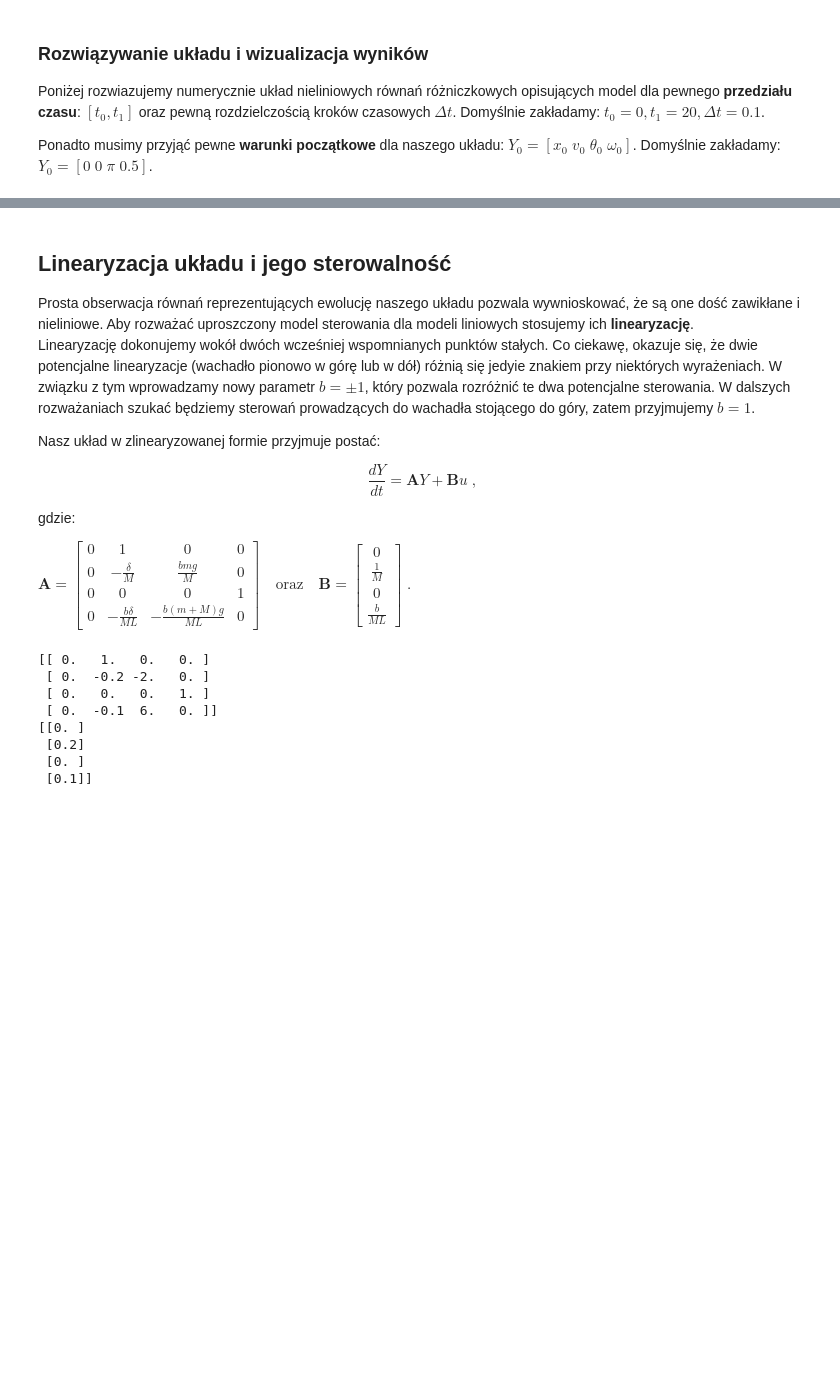
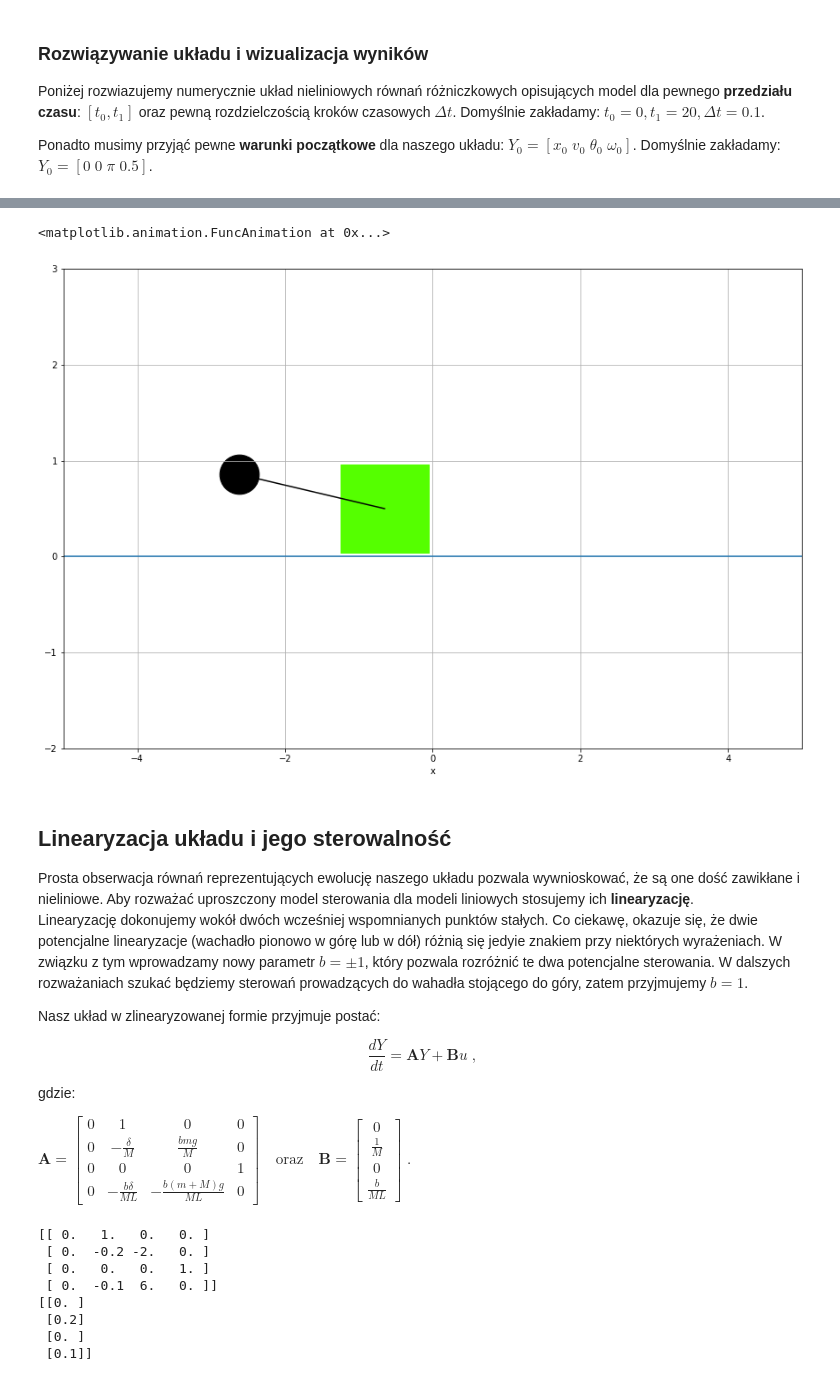
Before and after one commit to xann16/lqr-inverted-pendulum, a Jupyter notebook: lqr_inverted_pendulum.ipynb, the cells around one changed output, grey strips where cells are left out. Cells and saved outputs as stored; diff of their text form; code cells hidden in the pictures; blank space fills up the shorter version.

Commit message:
added simulation animations; minor fixes

```diff
--- a/lqr_inverted_pendulum.ipynb
+++ b/lqr_inverted_pendulum.ipynb
@@ -121,7 +122,55 @@ phase_plots(res.y)
+# %%
+def sim_animation(Y, params, stride = 1):
+    L = params[2]
+
+    fig, ax = plt.subplots(figsize=(15, 10))
+
+    plt.grid()
+    plt.xlabel('x')
+
+    ax.set_xlim(( -5, 5))
+    ax.set_ylim(( - L, L + 1))
+
+    p1, = plt.plot([],[])
+    p2, = plt.plot([],[], c='#000000')
+    p3 = plt.scatter([],[],s=10,c='#55ff00',marker='s')
+    p4 = plt.scatter([],[],s=3,c='#000000',marker='o')
+
+
+    plots = [p1, p2, p3, p4]
+
+    def init():
+        p1.set_data([-15, 15], [0, 0])
+        p3.set_sizes([10000])
+        p4.set_sizes([2000])
+        return plots
+
+    def animate(frame):
+        cart_x = Y[0, frame * stride]
+        cart_y = 0.5
+        head_x = cart_x + L * math.sin(math.pi - Y[2, frame * stride])
+        head_y = cart_y + L * math.cos(math.pi - Y[2, frame * stride])
+
+        p2.set_data([cart_x, head_x], [cart_y, head_y])
+        p3.set_offsets([[cart_x, cart_y]])
+        p4.set_offsets([[head_x, head_y]])
+
+        return plots
+
+    anim = animation.FuncAnimation(fig, animate, init_func=init, frames=Y.shape[1] // stride, interval=20, blit=True)
+    HTML(anim.to_html5_video())
+    rc('animation', html='html5')
+
+    return anim
+# %%
+sim_animation(res.y, par)
+# %% [output]
+<matplotlib.animation.FuncAnimation at 0x...>
+[figure, added]
 # %% [markdown]
 ## Linearyzacja układu i jego sterowalność
 
-Prosta obserwacja równań reprezentujących ewolucję naszego układu pozwala wywnioskować, że są one dość zawikłane i nieliniowe. Aby rozważać uproszczony model sterowania dla modeli liniowych stosujemy ich **linearyzację**. Linearyzację dokonujemy wokół dwóch wcześniej wspomnianych punktów stałych. Co ciekawę, okazuje się, że dwie potencjalne linearyzacje (wachadło pionowo w górę lub w dół) różnią się jedyie znakiem przy niektórych wyrażeniach. W związku z tym wprowadzamy nowy parametr $b = \pm 1$, który pozwala rozróżnić te dwa potencjalne sterowania. W dalszych rozważaniach szukać będziemy sterowań prowadzących do wachadła stojącego do góry, zatem przyjmujemy $b = 1$.
+Prosta obserwacja równań reprezentujących ewolucję naszego układu pozwala wywnioskować, że są one dość zawikłane i nieliniowe. Aby rozważać uproszczony model sterowania dla modeli liniowych stosujemy ich **linearyzację**. Linearyzację dokonujemy wokół dwóch wcześniej wspomnianych punktów stałych. Co ciekawę, okazuje się, że dwie potencjalne linearyzacje (wachadło pionowo w górę lub w dół) różnią się jedyie znakiem przy niektórych wyrażeniach. W związku z tym wprowadzamy nowy parametr $b = \pm 1$, który pozwala rozróżnić te dwa potencjalne sterowania. W dalszych rozważaniach szukać będziemy sterowań prowadzących do wahadła stojącego do góry, zatem przyjmujemy $b = 1$.
 
 Nasz układ w zlinearyzowanej formie przyjmuje postać:
 
```
Also changed, not shown: parts of 24 cells of this notebook, 1 other file.
